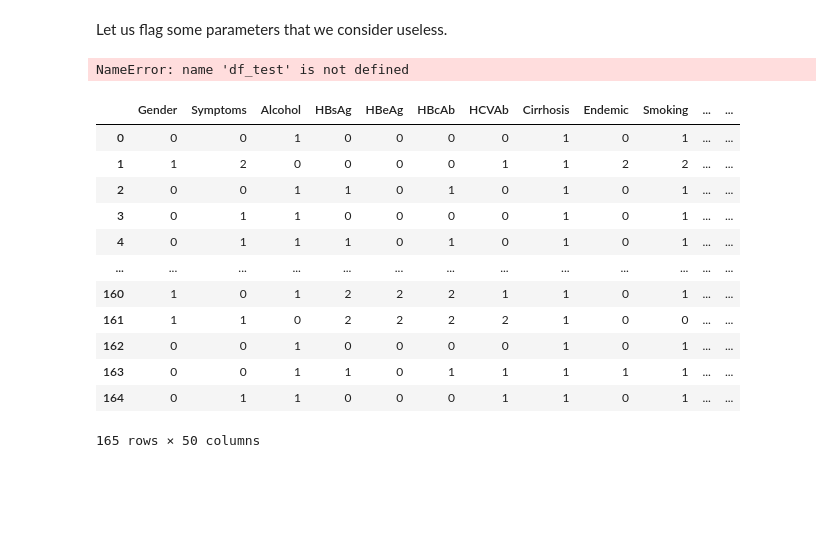
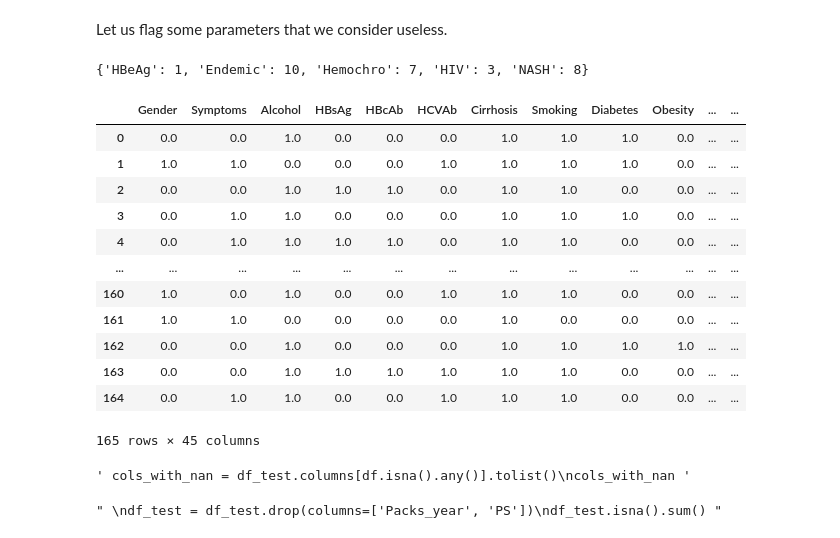
Before and after one commit to johnpierrre/DS-project, a Jupyter notebook: hepatocellular_carcinoma_analysis.ipynb, the cells around one changed output. Cells and saved outputs as stored; diff of their text form; code cells hidden in the pictures; blank space fills up the shorter version.

```diff
--- a/hepatocellular_carcinoma_analysis.ipynb
+++ b/hepatocellular_carcinoma_analysis.ipynb
@@ -227,6 +327,8 @@ As we talked about it before, some of the data included in the data set is not p
 So, let's first map some of the data to a numerical form as stated bellow.
 # %%
 from sklearn.preprocessing import LabelEncoder #type:ignore
+from sklearn.impute import KNNImputer
+from sklearn.preprocessing import StandardScaler
 
 label_encoder = LabelEncoder()
 df_test = df.copy()
@@ -238,9 +340,11 @@ for col in df_test.columns:
     if count>=50: useless[col]=count
 
 print(useless)
-print((df_test['Encephalopathy']).value_counts())
 
-mapping = {"Yes": 1, "No": 0, "?": 2, "Male": 0, "Female": 1, "Lives": 1, "Dies": 0}
+mapping = {"Yes": 1, "No": 0, "?": np.nan, "Male": 0, "Female": 1, "Lives": 1, "Dies": 0}
+
+
+df.round(decimals=0)
 
 
 index=0
@@ -285,32 +377,40 @@ print(useless)
 for index in useless.keys():
     df_test=df_test.drop(index,axis=1)
 # %% [output]
-NameError: name 'df_test' is not defined
+{'HBeAg': 1, 'Endemic': 10, 'Hemochro': 7, 'HIV': 3, 'NASH': 8}
 # %%
-# median  of the column
-#col = 29-50 not inclusive
+#use knn to changes the ?'s on the string columns
 df_test.replace('?', pd.NA, inplace=True)
 df_test = df_test.apply(pd.to_numeric, errors='coerce')
-index=29
-for col in df_test.columns[29:49]:
-    median = df_test[col].median(skipna=True)
-    df_test.fillna({col: median},inplace=True)
-for col in df_test.columns[23:25]:
+index = 29
+
+for col in df_test.columns:
     median = df_test[col].median(skipna=True)
     df_test.fillna({col: median},inplace=True)
 
 df_test
 # %% [output]
-|  | Gender | Symptoms | Alcohol | HBsAg | HBeAg | HBcAb | HCVAb | Cirrhosis | Endemic | Smoking | ... | ... |
-| 0 | 0 | 0 | 1 | 0 | 0 | 0 | 0 | 1 | 0 | 1 | ... | ... |
-| 1 | 1 | 2 | 0 | 0 | 0 | 0 | 1 | 1 | 2 | 2 | ... | ... |
-| 2 | 0 | 0 | 1 | 1 | 0 | 1 | 0 | 1 | 0 | 1 | ... | ... |
-| 3 | 0 | 1 | 1 | 0 | 0 | 0 | 0 | 1 | 0 | 1 | ... | ... |
-| 4 | 0 | 1 | 1 | 1 | 0 | 1 | 0 | 1 | 0 | 1 | ... | ... |
+|  | Gender | Symptoms | Alcohol | HBsAg | HBcAb | HCVAb | Cirrhosis | Smoking | Diabetes | Obesity | ... | ... |
+| 0 | 0.0 | 0.0 | 1.0 | 0.0 | 0.0 | 0.0 | 1.0 | 1.0 | 1.0 | 0.0 | ... | ... |
+| 1 | 1.0 | 1.0 | 0.0 | 0.0 | 0.0 | 1.0 | 1.0 | 1.0 | 1.0 | 0.0 | ... | ... |
+| 2 | 0.0 | 0.0 | 1.0 | 1.0 | 1.0 | 0.0 | 1.0 | 1.0 | 0.0 | 0.0 | ... | ... |
+| 3 | 0.0 | 1.0 | 1.0 | 0.0 | 0.0 | 0.0 | 1.0 | 1.0 | 1.0 | 0.0 | ... | ... |
+| 4 | 0.0 | 1.0 | 1.0 | 1.0 | 1.0 | 0.0 | 1.0 | 1.0 | 0.0 | 0.0 | ... | ... |
 | ... | ... | ... | ... | ... | ... | ... | ... | ... | ... | ... | ... | ... |
-| 160 | 1 | 0 | 1 | 2 | 2 | 2 | 1 | 1 | 0 | 1 | ... | ... |
-| 161 | 1 | 1 | 0 | 2 | 2 | 2 | 2 | 1 | 0 | 0 | ... | ... |
-| 162 | 0 | 0 | 1 | 0 | 0 | 0 | 0 | 1 | 0 | 1 | ... | ... |
-| 163 | 0 | 0 | 1 | 1 | 0 | 1 | 1 | 1 | 1 | 1 | ... | ... |
-| 164 | 0 | 1 | 1 | 0 | 0 | 0 | 1 | 1 | 0 | 1 | ... | ... |
+| 160 | 1.0 | 0.0 | 1.0 | 0.0 | 0.0 | 1.0 | 1.0 | 1.0 | 0.0 | 0.0 | ... | ... |
+| 161 | 1.0 | 1.0 | 0.0 | 0.0 | 0.0 | 0.0 | 1.0 | 0.0 | 0.0 | 0.0 | ... | ... |
+| 162 | 0.0 | 0.0 | 1.0 | 0.0 | 0.0 | 0.0 | 1.0 | 1.0 | 1.0 | 1.0 | ... | ... |
+| 163 | 0.0 | 0.0 | 1.0 | 1.0 | 1.0 | 1.0 | 1.0 | 1.0 | 0.0 | 0.0 | ... | ... |
+| 164 | 0.0 | 1.0 | 1.0 | 0.0 | 0.0 | 1.0 | 1.0 | 1.0 | 0.0 | 0.0 | ... | ... |
-165 rows × 50 columns
+165 rows × 45 columns
+# %%
+""" cols_with_nan = df_test.columns[df.isna().any()].tolist()
+cols_with_nan """
+# %% [output]
+' cols_with_nan = df_test.columns[df.isna().any()].tolist()\ncols_with_nan '
+# %%
+"""
+df_test = df_test.drop(columns=['Packs_year', 'PS'])
+df_test.isna().sum() """
+# %% [output]
+" \ndf_test = df_test.drop(columns=['Packs_year', 'PS'])\ndf_test.isna().sum() "
```
Also changed, not shown: parts of 21 cells of this notebook.
